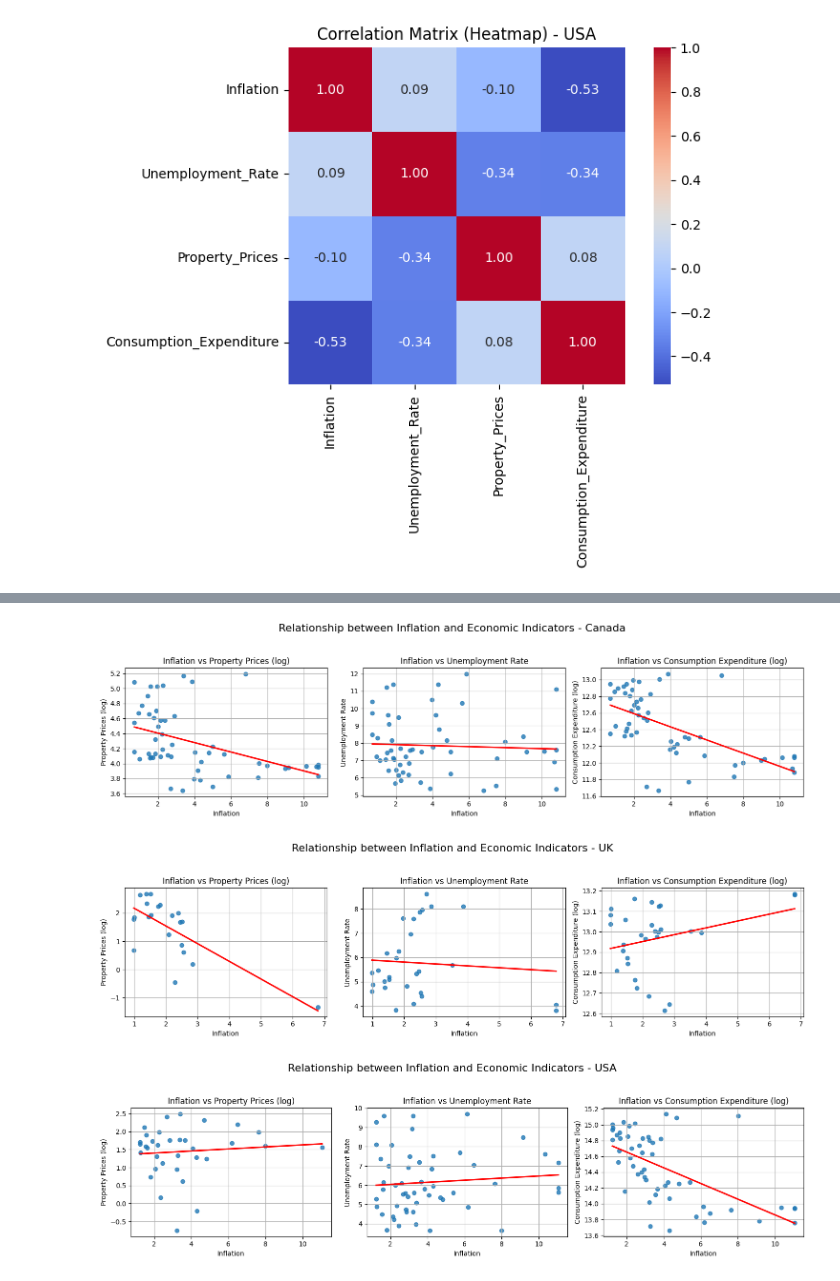
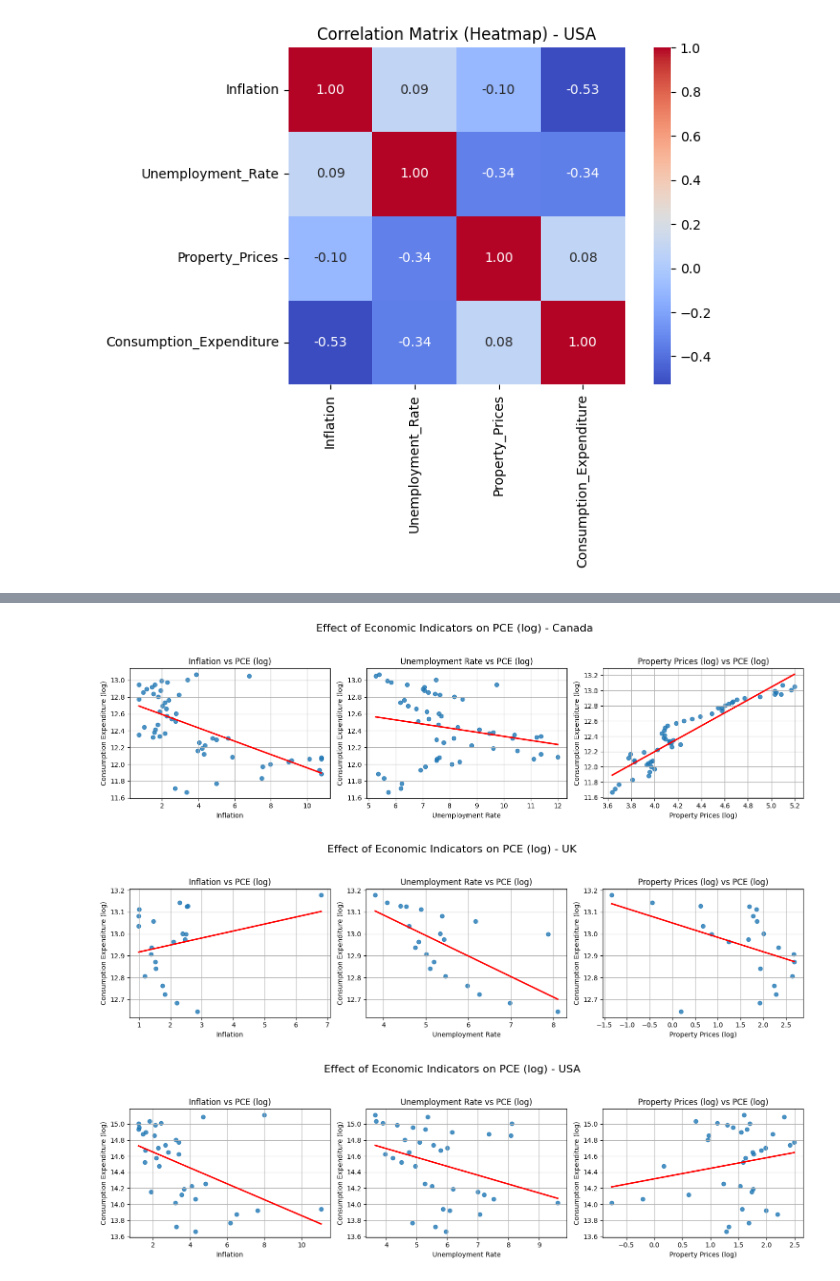
Before and after one commit to kayaihsan/Economic-Factors-and-Their-Impact-on-Personal-Consumption-Expenditure, a Jupyter notebook: code.ipynb, the cells around one changed output, grey strips where cells are left out. Drawn from its saved outputs; the diff is of its cells as text; code cells hidden in the pictures.

```diff
--- a/code.ipynb
+++ b/code.ipynb
@@ -271,26 +282,26 @@ Consumption_Expenditure                 1.000000
 def scatter_plots_with_log(df, country_name):
     # Apply log transformations
     df['Log_Property_Prices'] = np.log(df['Property_Prices'])
-    df['Log_Consumption_Expenditure'] = np.log(df['Consumption_Expenditure'])
+    df['Log_PCE'] = np.log(df['Consumption_Expenditure'])
 
 
-    plot_vars = ['Log_Property_Prices', 'Unemployment_Rate', 'Log_Consumption_Expenditure']
-    titles = ['Property Prices (log)', 'Unemployment Rate', 'Consumption Expenditure (log)']
+    plot_vars = ['Inflation', 'Unemployment_Rate', 'Log_Property_Prices']
+    titles = ['Inflation', 'Unemployment Rate', 'Property Prices (log)']
 
     plt.figure(figsize=(15, 4))
-    for i, y in enumerate(plot_vars):
+    for i, x in enumerate(plot_vars):
         plt.subplot(1, 3, i + 1)
-        sns.scatterplot(data=df, x='Inflation', y=y)
-        plt.title(f'Inflation vs {titles[i]}')
-        plt.xlabel('Inflation')
-        plt.ylabel(titles[i])
+        sns.scatterplot(data=df, x=x, y='Log_PCE')
+        plt.title(f'{titles[i]} vs PCE (log)')
+        plt.xlabel(titles[i])
+        plt.ylabel('Consumption Expenditure (log)')
         plt.grid(True)
 
-    plt.suptitle(f'Inflation Relationships - {country_name}', fontsize=16, y=1.05)
+    plt.suptitle(f'Economic Indicators vs PCE (log) - {country_name}', fontsize=16, y=1.05)
     plt.tight_layout()
     plt.show()
 
 
 for country, df in merged_datasets.items():
-    scatter_plots_with_log(df, country)
+   scatter_plots_with_log(df, country)
 # %% [output]
@@ -350,35 +377,44 @@ for country, df in merged_datasets.items():
 # %%
-def regression_plots(df, country_name):
+def regression_plots_pce(df, country_name):
+    df = df[
+        (df['Consumption_Expenditure'] > 0) &
+        (df['Property_Prices'] > 0)
+    ].copy()
+    df['Log_PCE'] = np.log(df['Consumption_Expenditure'])
+    df['Log_Property_Prices'] = np.log(df['Property_Prices'])
+
+
     plot_vars = [
-        ('Log_Property_Prices', 'Property Prices (log)'),
+        ('Inflation', 'Inflation'),
         ('Unemployment_Rate', 'Unemployment Rate'),
-        ('Log_Consumption_Expenditure', 'Consumption Expenditure (log)')
+        ('Log_Property_Prices', 'Property Prices (log)')
     ]
 
     plt.figure(figsize=(15, 4))
 
     for i, (var, label) in enumerate(plot_vars):
         plt.subplot(1, 3, i + 1)
         sns.regplot(
             data=df,
-            x='Inflation',
-            y=var,
+            x=var,
+            y='Log_PCE',
             ci=None,
             line_kws={"color": "red"}
         )
-        plt.title(f'Inflation vs {label}')
-        plt.xlabel('Inflation')
-        plt.ylabel(label)
+        plt.title(f'{label} vs PCE (log)')
+        plt.xlabel(label)
+        plt.ylabel('Consumption Expenditure (log)')
         plt.grid(True)
 
-    plt.suptitle(f'Relationship between Inflation and Economic Indicators - {country_name}', fontsize=16, y=1.05)
+    plt.suptitle(f'Effect of Economic Indicators on PCE (log) - {country_name}', fontsize=16, y=1.05)
     plt.tight_layout()
     plt.show()
 
+# Tüm ülkeler için uygula
 for country, df in merged_datasets.items():
-    regression_plots(df, country)
+    regression_plots_pce(df, country)
 # %% [output]
-[figure, old version]
+[figure, new version]
-[figure, old version]
+[figure, new version]
-[figure, old version]
+[figure, new version]
 # %%
```
Also changed, not shown: parts of 8 cells of this notebook.
